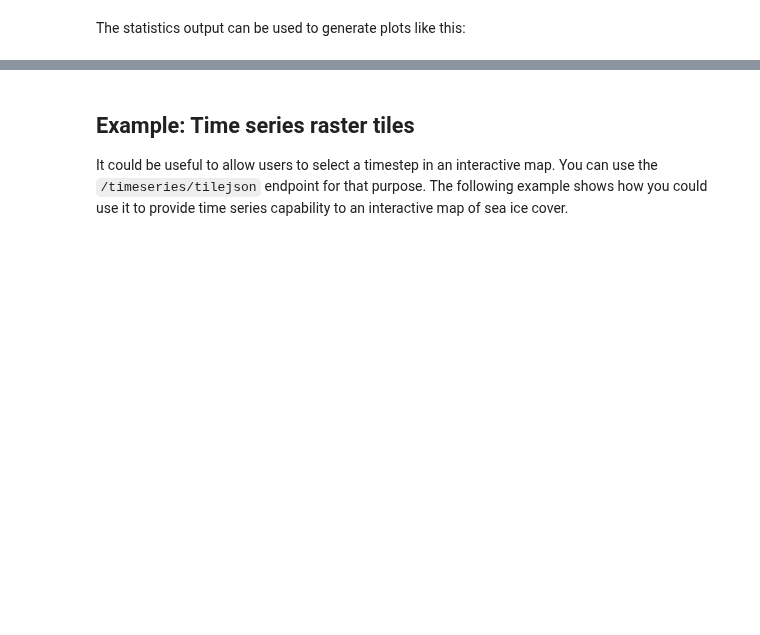
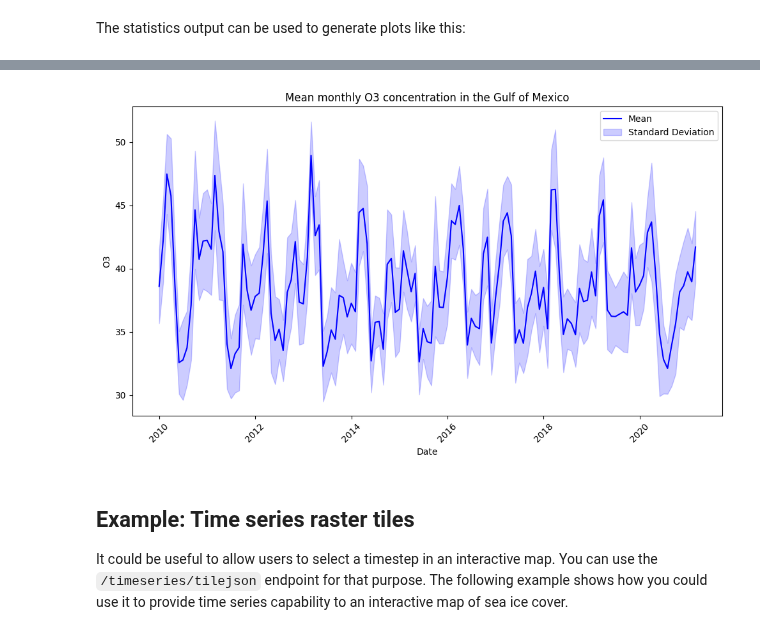
Before and after one commit to developmentseed/titiler-cmr, a Jupyter notebook: docs/examples/time_series_example.ipynb, the cells around one changed output, grey strips where cells are left out. Drawn from its saved outputs; the diff is of its cells as text; code cells hidden in the pictures; blank space fills up the shorter version.

```diff
--- a/docs/examples/time_series_example.ipynb
+++ b/docs/examples/time_series_example.ipynb
@@ -262,3 +399,41 @@ plt.show()
+# %%
+data = response["properties"]["statistics"]
+
+dates = []
+means = []
+stds = []
+
+for date_str, values in data.items():
+    stats = list(values.values())[0]
+    dates.append(datetime.fromisoformat(date_str))
+    means.append(stats["mean"])
+    stds.append(stats["std"])
+
+plt.figure(figsize=(10, 6))
+
+plt.plot(dates, means, "b-", label="Mean")
+
+plt.fill_between(
+    dates,
+    np.array(means) - np.array(stds),
+    np.array(means) + np.array(stds),
+    alpha=0.2,
+    color="b",
+    label="Standard Deviation",
+)
+
+plt.xlabel("Date")
+plt.ylabel("O3")
+plt.title("Mean monthly O3 concentration in the Gulf of Mexico")
+plt.legend()
+
+plt.xticks(rotation=45)
+
+plt.tight_layout()
+
+plt.show()
+# %% [output]
+[figure, added]
 # %% [markdown]
 ## Example: Time series raster tiles
 
```
Also changed, not shown: parts of 12 cells of this notebook, 1 other file.
